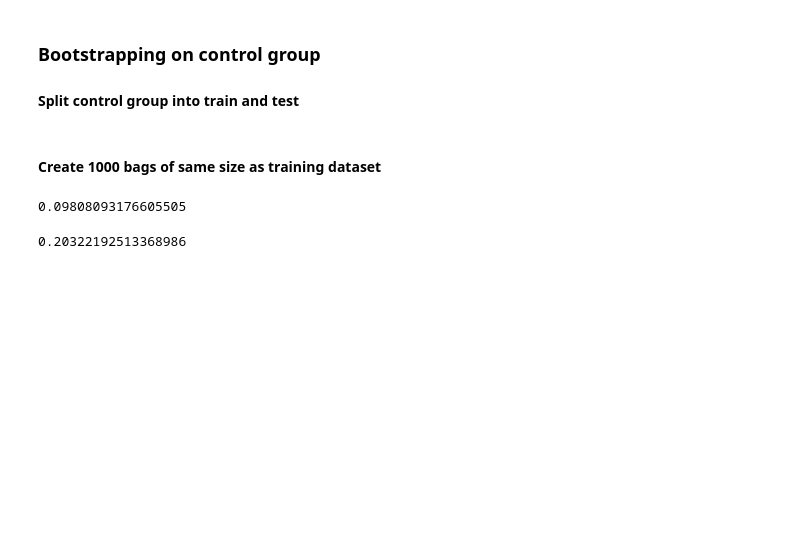
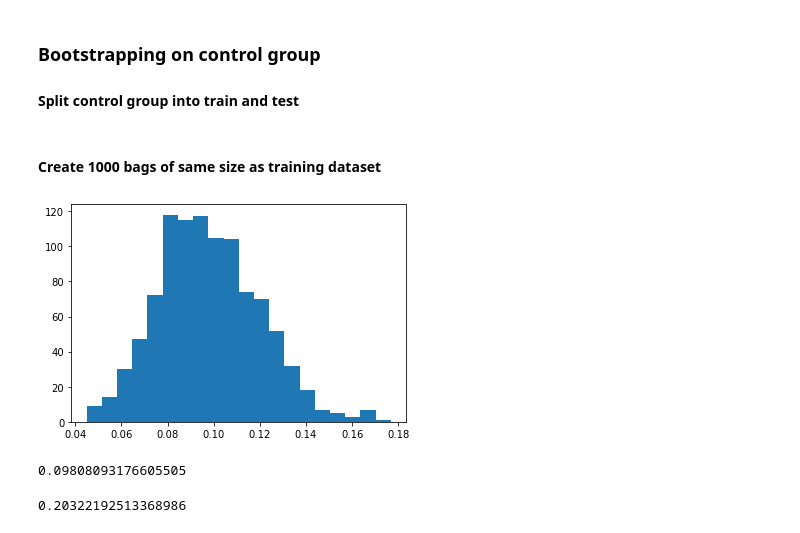
Before and after one commit to BrooksDiwu/bootstrapping_comm, a Jupyter notebook: BOOTSTRAPPING.ipynb, the cells around one changed output. Drawn from its saved outputs; the diff is of its cells as text; code cells hidden in the pictures; blank space fills up the shorter version.

```diff
--- a/BOOTSTRAPPING.ipynb
+++ b/BOOTSTRAPPING.ipynb
@@ -110,6 +116,12 @@ for i in range(1000):
     y = random.choices(control_train.tolist(), k=len(control_train))
     mean = np.mean(y)
     control_sample_mean.append(mean)
+# %%
+fig, ax = plt.subplots(figsize=(6, 4))
+plt.hist(control_sample_mean, bins=20)
+plt.show()
+# %% [output]
+[figure, added]
 # %%
 np.mean(control_sample_mean)
 # %% [output]
```
Also changed, not shown: parts of 10 cells of this notebook.
